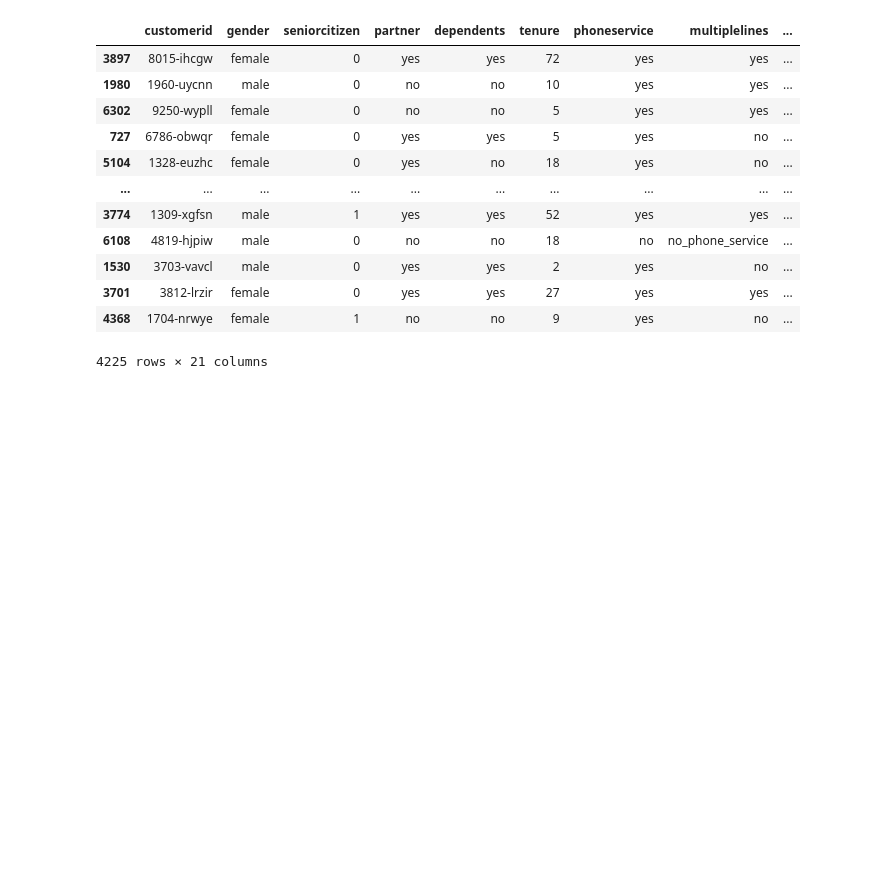
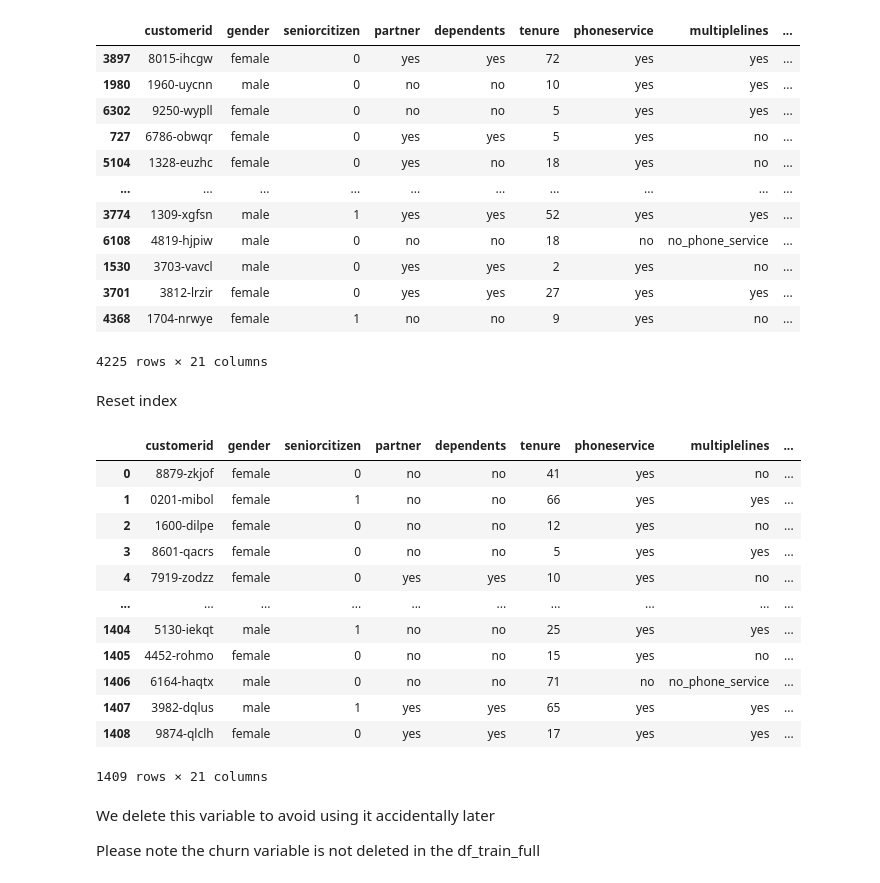
Before and after one commit to Gachaupatrick/machine-learning-zoomcamp-homework-, a Jupyter notebook: 03-Classification/classwork.ipynb, the cells around one changed output. Saved outputs shown, nothing was run; the diff lists cells and outputs as text; code cells hidden in the pictures; blank space fills up the shorter version.

```diff
--- a/03-Classification/classwork.ipynb
+++ b/03-Classification/classwork.ipynb
@@ -256,3 +256,23 @@ df_train
 | 3701 | 3812-lrzir | female | 0 | yes | yes | 27 | yes | yes | ... |
 | 4368 | 1704-nrwye | female | 1 | no | no | 9 | yes | no | ... |
 4225 rows × 21 columns
+# %% [markdown]
+Reset index
+# %%
+df_train.reset_index(drop=True)
+df_val.reset_index(drop=True)
+df_test.reset_index(drop=True)
+# %% [output]
+|  | customerid | gender | seniorcitizen | partner | dependents | tenure | phoneservice | multiplelines | ... |
+| 0 | 8879-zkjof | female | 0 | no | no | 41 | yes | no | ... |
+| 1 | 0201-mibol | female | 1 | no | no | 66 | yes | yes | ... |
+| 2 | 1600-dilpe | female | 0 | no | no | 12 | yes | no | ... |
+| 3 | 8601-qacrs | female | 0 | no | no | 5 | yes | yes | ... |
+| 4 | 7919-zodzz | female | 0 | yes | yes | 10 | yes | no | ... |
+| ... | ... | ... | ... | ... | ... | ... | ... | ... | ... |
+| 1404 | 5130-iekqt | male | 1 | no | no | 25 | yes | yes | ... |
+| 1405 | 4452-rohmo | female | 0 | no | no | 15 | yes | no | ... |
+| 1406 | 6164-haqtx | male | 0 | no | no | 71 | no | no_phone_service | ... |
+| 1407 | 3982-dqlus | male | 1 | yes | yes | 65 | yes | yes | ... |
+| 1408 | 9874-qlclh | female | 0 | yes | yes | 17 | yes | yes | ... |
+1409 rows × 21 columns
@@ -258,0 +283,4 @@ df_train
+# %% [markdown]
+We delete this variable to avoid using it accidentally later
+
+Please note the churn variable is not deleted in the df_train_full
```
Also changed, not shown: parts of 3 cells of this notebook.
